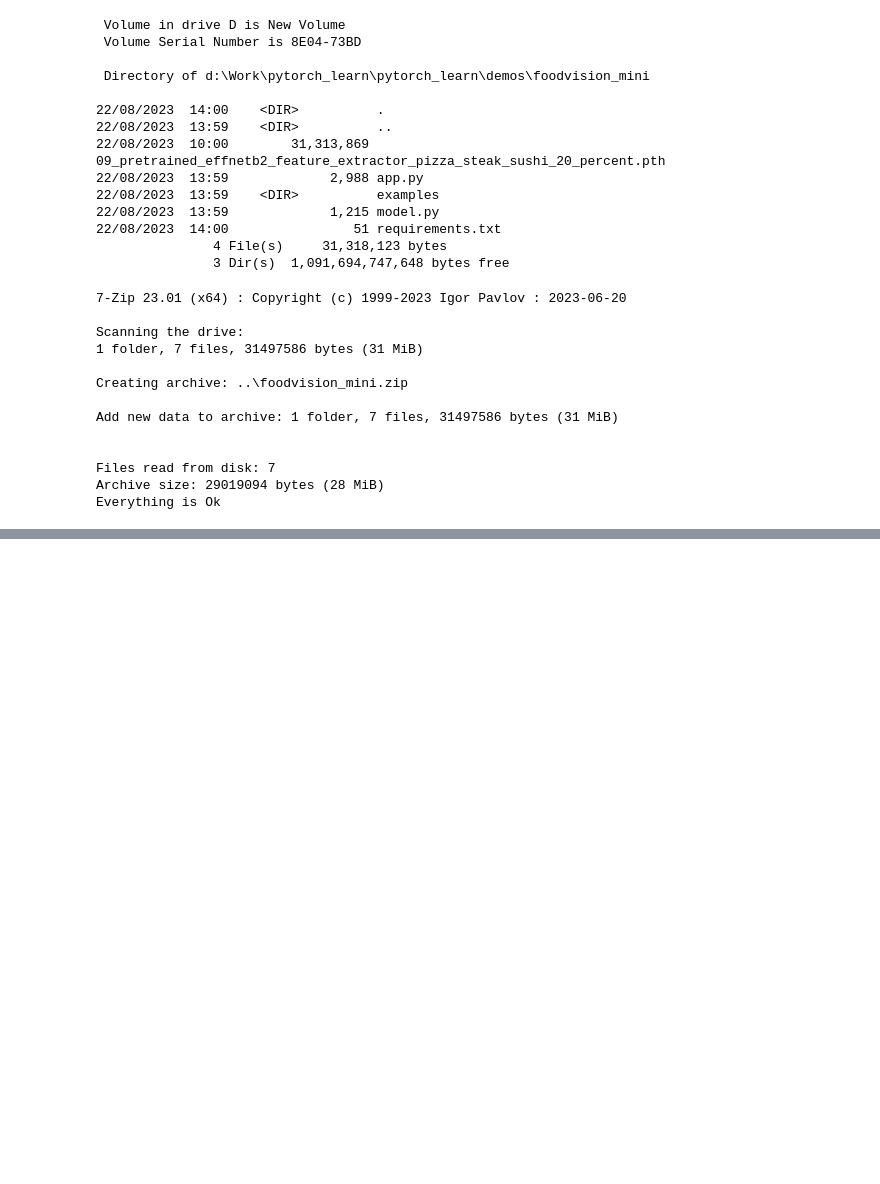
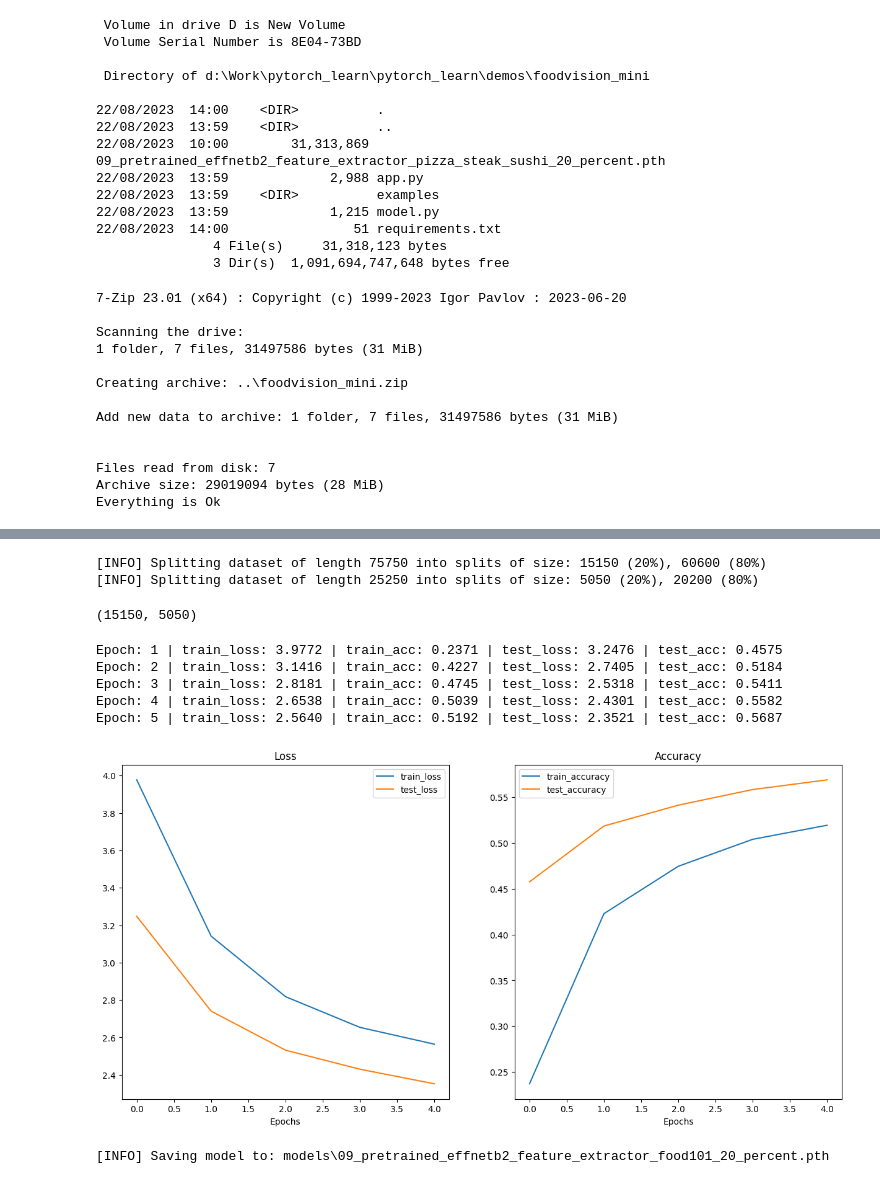
Before and after one commit to mariusdgm/pytorch_learn, a Jupyter notebook: nb_9.ipynb, the cells around one changed output, grey strips where cells are left out. Drawn from its saved outputs; the diff is of its cells as text; code cells hidden in the pictures; blank space fills up the shorter version.

```diff
--- a/nb_9.ipynb
+++ b/nb_9.ipynb
@@ -975,0 +1106,75 @@ IFrame(src="https://hf.space/embed/mariusdgm/foodvision_mini/+", width=900, heig
+# %%
+# Create training 20% split of Food101
+train_data_food101_20_percent, _ = split_dataset(dataset=train_data,
+                                                 split_size=0.2)
+
+# Create testing 20% split of Food101
+test_data_food101_20_percent, _ = split_dataset(dataset=test_data,
+                                                split_size=0.2)
+
+len(train_data_food101_20_percent), len(test_data_food101_20_percent)
+# %% [output]
+[INFO] Splitting dataset of length 75750 into splits of size: 15150 (20%), 60600 (80%)
+[INFO] Splitting dataset of length 25250 into splits of size: 5050 (20%), 20200 (80%)
+(15150, 5050)
+# %%
+import os
+import torch
+
+BATCH_SIZE = 128
+NUM_WORKERS = 2 if os.cpu_count() <= 4 else 4 # this value is very experimental and will depend on the hardware you have available, Google Colab generally provides 2x CPUs
+
+# Create Food101 20 percent training DataLoader
+train_dataloader_food101_20_percent = torch.utils.data.DataLoader(train_data_food101_20_percent,
+                                                                  batch_size=BATCH_SIZE,
+                                                                  shuffle=True,
+                                                                  num_workers=NUM_WORKERS)
+# Create Food101 20 percent testing DataLoader
+test_dataloader_food101_20_percent = torch.utils.data.DataLoader(test_data_food101_20_percent,
+                                                                 batch_size=BATCH_SIZE,
+                                                                 shuffle=False,
+                                                                 num_workers=NUM_WORKERS)
+# %%
+from modular import engine
+
+# Setup optimizer
+optimizer = torch.optim.Adam(params=effnetb2_food101.parameters(),
+                             lr=1e-3)
+
+# Setup loss function
+loss_fn = torch.nn.CrossEntropyLoss(label_smoothing=0.1) # throw in a little label smoothing because so many classes
+
+# Want to beat original Food101 paper with 20% of data, need 56.4%+ acc on test dataset
+utils.set_seeds()
+effnetb2_food101_results = engine.train(model=effnetb2_food101,
+                                        train_dataloader=train_dataloader_food101_20_percent,
+                                        test_dataloader=test_dataloader_food101_20_percent,
+                                        optimizer=optimizer,
+                                        loss_fn=loss_fn,
+                                        epochs=5,
+                                        device=device)
+# %% [output]
+Epoch: 1 | train_loss: 3.9772 | train_acc: 0.2371 | test_loss: 3.2476 | test_acc: 0.4575
+Epoch: 2 | train_loss: 3.1416 | train_acc: 0.4227 | test_loss: 2.7405 | test_acc: 0.5184
+Epoch: 3 | train_loss: 2.8181 | train_acc: 0.4745 | test_loss: 2.5318 | test_acc: 0.5411
+Epoch: 4 | train_loss: 2.6538 | train_acc: 0.5039 | test_loss: 2.4301 | test_acc: 0.5582
+Epoch: 5 | train_loss: 2.5640 | train_acc: 0.5192 | test_loss: 2.3521 | test_acc: 0.5687
+# %%
+from helper_functions import plot_loss_curves
+
+# Check out the loss curves for FoodVision Big
+plot_loss_curves(effnetb2_food101_results)
+# %% [output]
+[figure, added]
+# %%
+from modular import utils
+
+# Create a model path
+effnetb2_food101_model_path = "09_pretrained_effnetb2_feature_extractor_food101_20_percent.pth"
+
+# Save FoodVision Big model
+utils.save_model(model=effnetb2_food101,
+                 target_dir="models",
+                 model_name=effnetb2_food101_model_path)
+# %% [output]
+[INFO] Saving model to: models\09_pretrained_effnetb2_feature_extractor_food101_20_percent.pth
```
Also changed, not shown: parts of 19 cells of this notebook, 7 other files.
